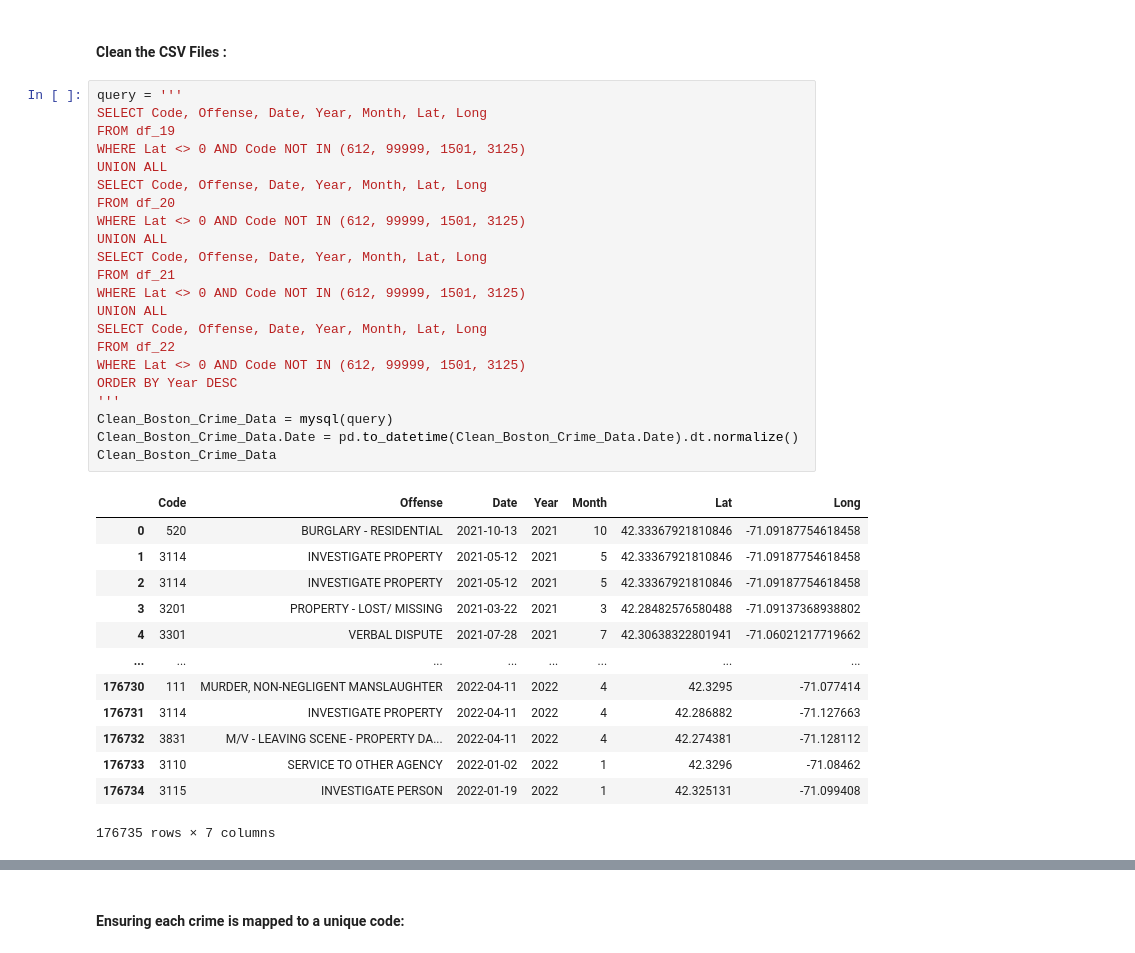
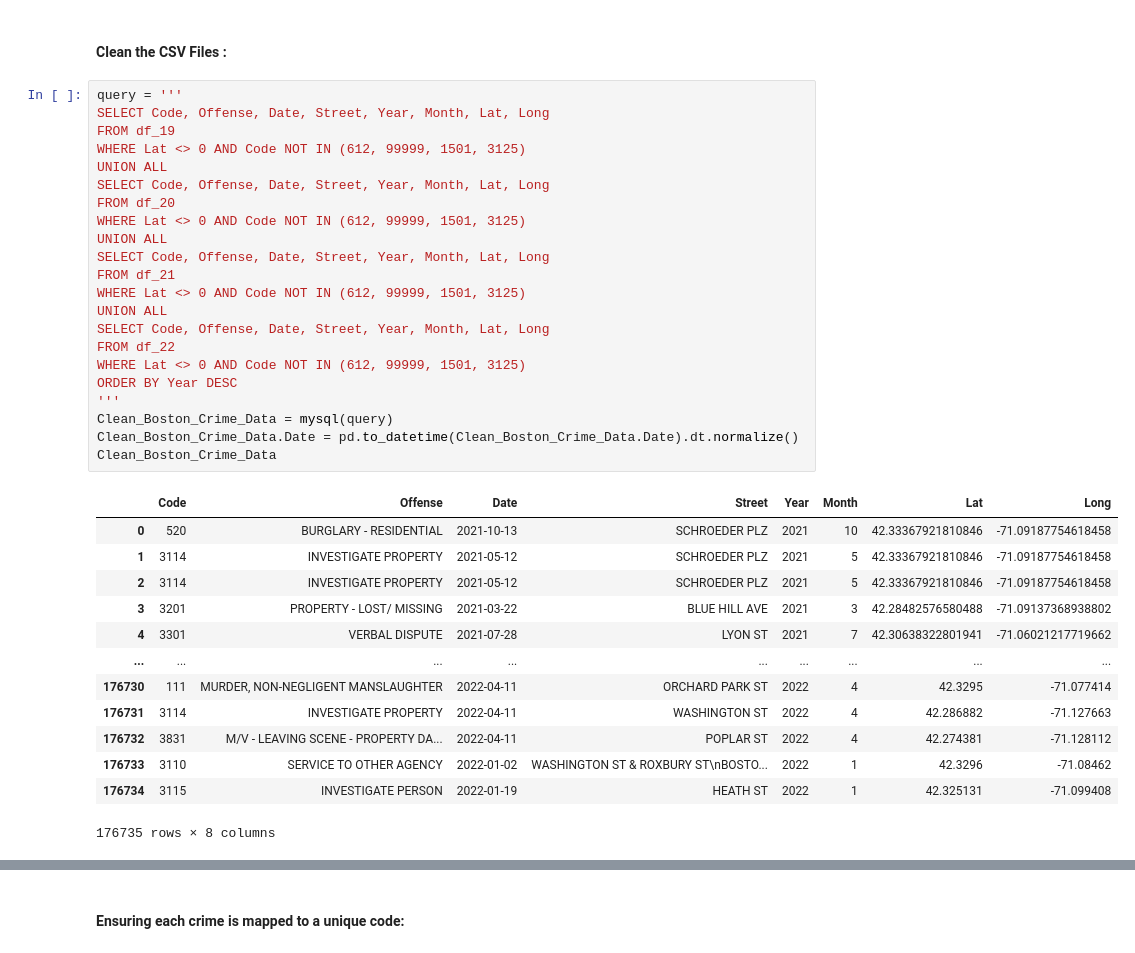
Before and after one commit to Abjt03/Crime-Detection-Data-Science, a Jupyter notebook: Crime Project/Data Cleaning.ipynb, the cells around one changed output, grey strips where cells are left out. Drawn from its saved outputs; the diff is of its cells as text.

```diff
--- a/Crime Project/Data Cleaning.ipynb
+++ b/Crime Project/Data Cleaning.ipynb
@@ -88,40 +88,40 @@ df_19.head()
 #### Clean the CSV Files :
 # %%
 query = '''
-SELECT Code, Offense, Date, Year, Month, Lat, Long
+SELECT Code, Offense, Date, Street, Year, Month, Lat, Long
 FROM df_19
 WHERE Lat <> 0 AND Code NOT IN (612, 99999, 1501, 3125)
 UNION ALL
-SELECT Code, Offense, Date, Year, Month, Lat, Long
+SELECT Code, Offense, Date, Street, Year, Month, Lat, Long
 FROM df_20
 WHERE Lat <> 0 AND Code NOT IN (612, 99999, 1501, 3125)
 UNION ALL
-SELECT Code, Offense, Date, Year, Month, Lat, Long
+SELECT Code, Offense, Date, Street, Year, Month, Lat, Long
 FROM df_21
 WHERE Lat <> 0 AND Code NOT IN (612, 99999, 1501, 3125)
 UNION ALL
-SELECT Code, Offense, Date, Year, Month, Lat, Long
+SELECT Code, Offense, Date, Street, Year, Month, Lat, Long
 FROM df_22
 WHERE Lat <> 0 AND Code NOT IN (612, 99999, 1501, 3125)
 ORDER BY Year DESC
 '''
 Clean_Boston_Crime_Data = mysql(query)
 Clean_Boston_Crime_Data.Date = pd.to_datetime(Clean_Boston_Crime_Data.Date).dt.normalize()
 Clean_Boston_Crime_Data
 # %% [output]
-|  | Code | Offense | Date | Year | Month | Lat | Long |
-| 0 | 520 | BURGLARY - RESIDENTIAL | 2021-10-13 | 2021 | 10 | 42.33367921810846 | -71.09187754618458 |
-| 1 | 3114 | INVESTIGATE PROPERTY | 2021-05-12 | 2021 | 5 | 42.33367921810846 | -71.09187754618458 |
-| 2 | 3114 | INVESTIGATE PROPERTY | 2021-05-12 | 2021 | 5 | 42.33367921810846 | -71.09187754618458 |
-| 3 | 3201 | PROPERTY - LOST/ MISSING | 2021-03-22 | 2021 | 3 | 42.28482576580488 | -71.09137368938802 |
-| 4 | 3301 | VERBAL DISPUTE | 2021-07-28 | 2021 | 7 | 42.30638322801941 | -71.06021217719662 |
-| ... | ... | ... | ... | ... | ... | ... | ... |
-| 176730 | 111 | MURDER, NON-NEGLIGENT MANSLAUGHTER | 2022-04-11 | 2022 | 4 | 42.3295 | -71.077414 |
-| 176731 | 3114 | INVESTIGATE PROPERTY | 2022-04-11 | 2022 | 4 | 42.286882 | -71.127663 |
-| 176732 | 3831 | M/V - LEAVING SCENE - PROPERTY DA... | 2022-04-11 | 2022 | 4 | 42.274381 | -71.128112 |
-| 176733 | 3110 | SERVICE TO OTHER AGENCY | 2022-01-02 | 2022 | 1 | 42.3296 | -71.08462 |
-| 176734 | 3115 | INVESTIGATE PERSON | 2022-01-19 | 2022 | 1 | 42.325131 | -71.099408 |
+|  | Code | Offense | Date | Street | Year | Month | Lat | Long |
+| 0 | 520 | BURGLARY - RESIDENTIAL | 2021-10-13 | SCHROEDER PLZ | 2021 | 10 | 42.33367921810846 | -71.09187754618458 |
+| 1 | 3114 | INVESTIGATE PROPERTY | 2021-05-12 | SCHROEDER PLZ | 2021 | 5 | 42.33367921810846 | -71.09187754618458 |
+| 2 | 3114 | INVESTIGATE PROPERTY | 2021-05-12 | SCHROEDER PLZ | 2021 | 5 | 42.33367921810846 | -71.09187754618458 |
+| 3 | 3201 | PROPERTY - LOST/ MISSING | 2021-03-22 | BLUE HILL AVE | 2021 | 3 | 42.28482576580488 | -71.09137368938802 |
+| 4 | 3301 | VERBAL DISPUTE | 2021-07-28 | LYON ST | 2021 | 7 | 42.30638322801941 | -71.06021217719662 |
+| ... | ... | ... | ... | ... | ... | ... | ... | ... |
+| 176730 | 111 | MURDER, NON-NEGLIGENT MANSLAUGHTER | 2022-04-11 | ORCHARD PARK ST | 2022 | 4 | 42.3295 | -71.077414 |
+| 176731 | 3114 | INVESTIGATE PROPERTY | 2022-04-11 | WASHINGTON ST | 2022 | 4 | 42.286882 | -71.127663 |
+| 176732 | 3831 | M/V - LEAVING SCENE - PROPERTY DA... | 2022-04-11 | POPLAR ST | 2022 | 4 | 42.274381 | -71.128112 |
+| 176733 | 3110 | SERVICE TO OTHER AGENCY | 2022-01-02 | WASHINGTON ST & ROXBURY ST\nBOSTO... | 2022 | 1 | 42.3296 | -71.08462 |
+| 176734 | 3115 | INVESTIGATE PERSON | 2022-01-19 | HEATH ST | 2022 | 1 | 42.325131 | -71.099408 |
-176735 rows × 7 columns
+176735 rows × 8 columns
 # %%
 Clean_Boston_Crime_Data = Clean_Boston_Crime_Data.astype({'Code':'int32', 'Offense':'string', 'Year':'int32', 'Month':'int32', 'Lat':'float64', 'Long':'float64'})
 Clean_Boston_Crime_Data.Offense = Clean_Boston_Crime_Data.Offense.str.capitalize()
```
Also changed, not shown: parts of 1 cell of this notebook, 3 other files.
